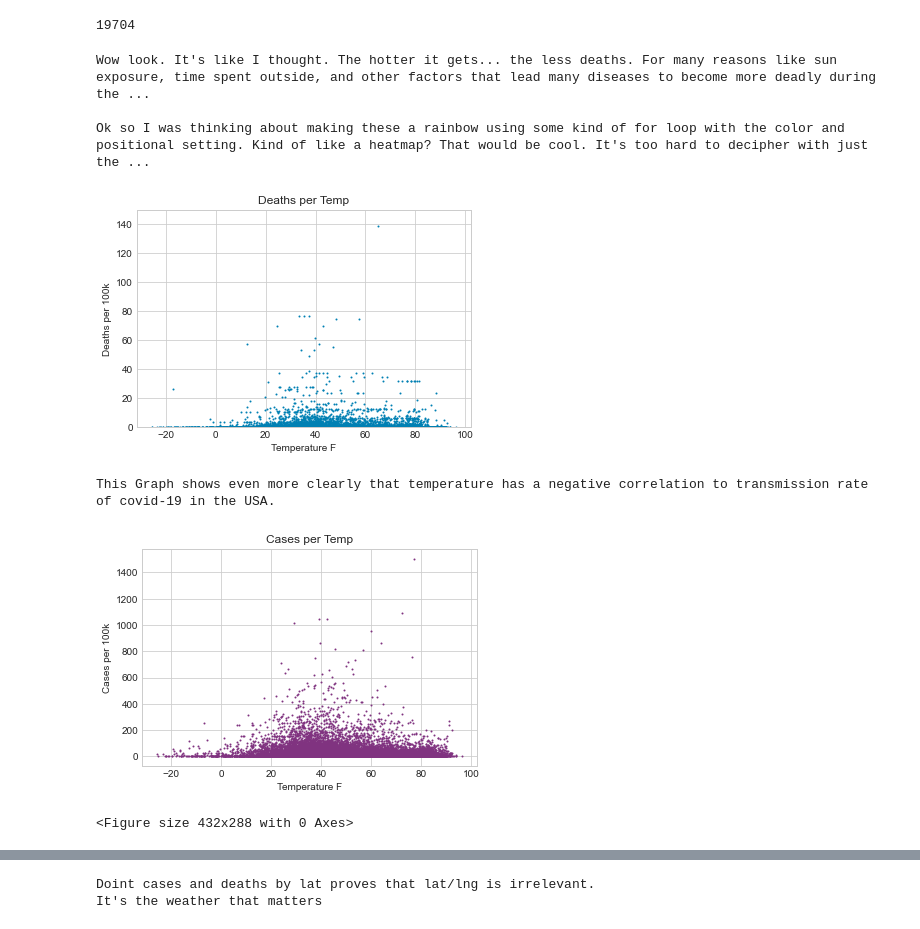
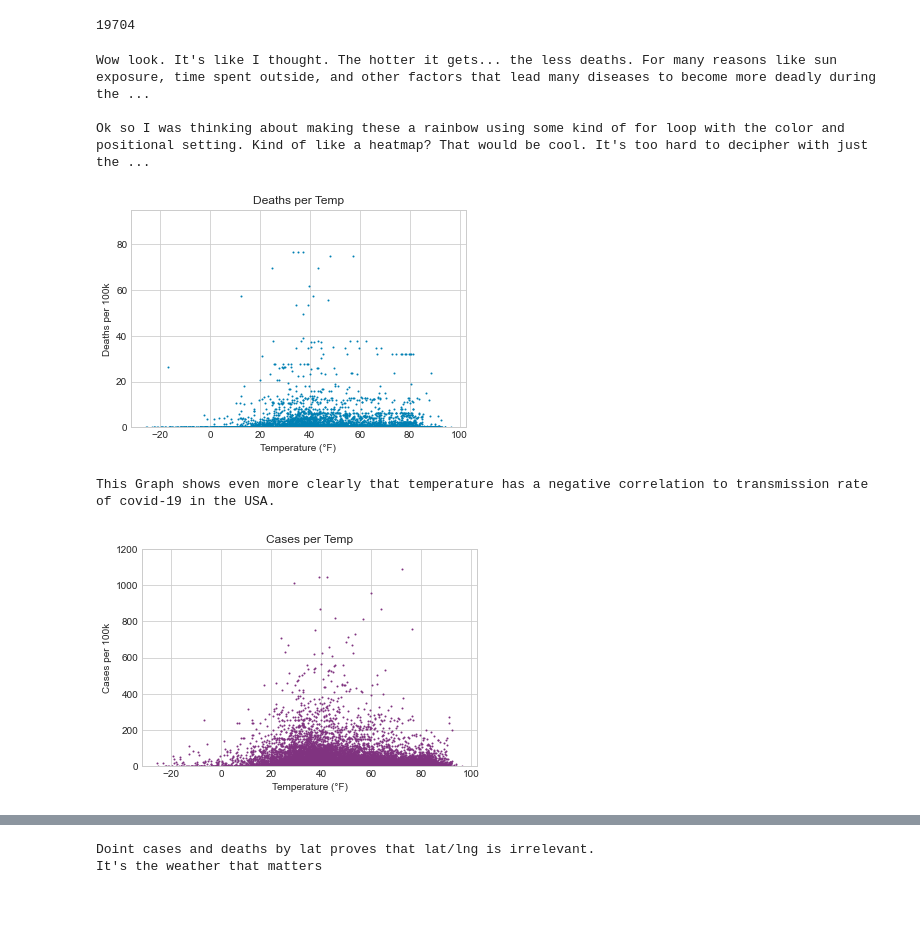
Before and after one commit to pkriger/project-01, a Jupyter notebook: Weather_Analysis - copy PK.ipynb, the cells around one changed output, grey strips where cells are left out. Drawn from its saved outputs; the diff is of its cells as text; code cells hidden in the pictures.

```diff
--- a/Weather_Analysis - copy PK.ipynb
+++ b/Weather_Analysis - copy PK.ipynb
@@ -81,31 +81,33 @@ len(weather_df)
 # %%
 plt.scatter(weather_df['temperature'],weather_df['new_deaths_per_100k'],s=1,color=(0, 0.5, .7))
 plt.title("Deaths per Temp")
-plt.xlabel("Temperature F")
+plt.xlabel("Temperature (°F)")
 plt.ylabel("Deaths per 100k")
-plt.ylim(0,100)
+plt.ylim(0,95)
+
 print("Wow look. It's like I thought. The hotter it gets... the less deaths. For many reasons like sun exposure, time spent outside, and other factors that lead many diseases to become more deadly during the winter. Almost no deaths happen above 30 degrees celcius. The largest concentration of 500+ is in the -10 to +10 range")
 print("\nOk so I was thinking about making these a rainbow using some kind of for loop with the color and positional setting. Kind of like a heatmap? That would be cool. It's too hard to decipher with just the blue" )
+plt.savefig('Plots/Weather/temperature_deaths.png')
+plt.show()
 
-plt.show()
-plt.savefig('Plots/Weather/temperature_deaths.png')
 
 
 plt.scatter(weather_df['temperature'],weather_df['new_cases_per_100k'],s=1,color=(0.5, 0.2, 0.5))
 plt.title("Cases per Temp")
-plt.xlabel("Temperature F")
+plt.xlabel("Temperature (°F)")
 plt.ylabel("Cases per 100k")
+plt.ylim(0,1200)
+
 print("""This Graph shows even more clearly that temperature has a negative correlation to transmission rate of covid-19 in the USA.""")
+plt.savefig('Plots/Weather/temperature_cases.png')
 plt.show()
-plt.savefig('Plots/Weather/temperature_cases.png')
 # %% [output]
 Wow look. It's like I thought. The hotter it gets... the less deaths. For many reasons like sun exposure, time spent outside, and other factors that lead many diseases to become more deadly during the ...
 
 Ok so I was thinking about making these a rainbow using some kind of for loop with the color and positional setting. Kind of like a heatmap? That would be cool. It's too hard to decipher with just the ...
-[figure, old version]
+[figure, new version]
 This Graph shows even more clearly that temperature has a negative correlation to transmission rate of covid-19 in the USA.
-[figure, old version]
+[figure, new version]
-<Figure size 432x288 with 0 Axes>
 # %%
 plt.scatter(weather_df['surface_solar_radiation'],weather_df['new_cases_per_100k'],s=1,c=[(0.9, 0.2, 0.5)])
 plt.title("Cases per amount of Solar Radiation")
```
Also changed, not shown: parts of 6 cells of this notebook, 11 other files.
